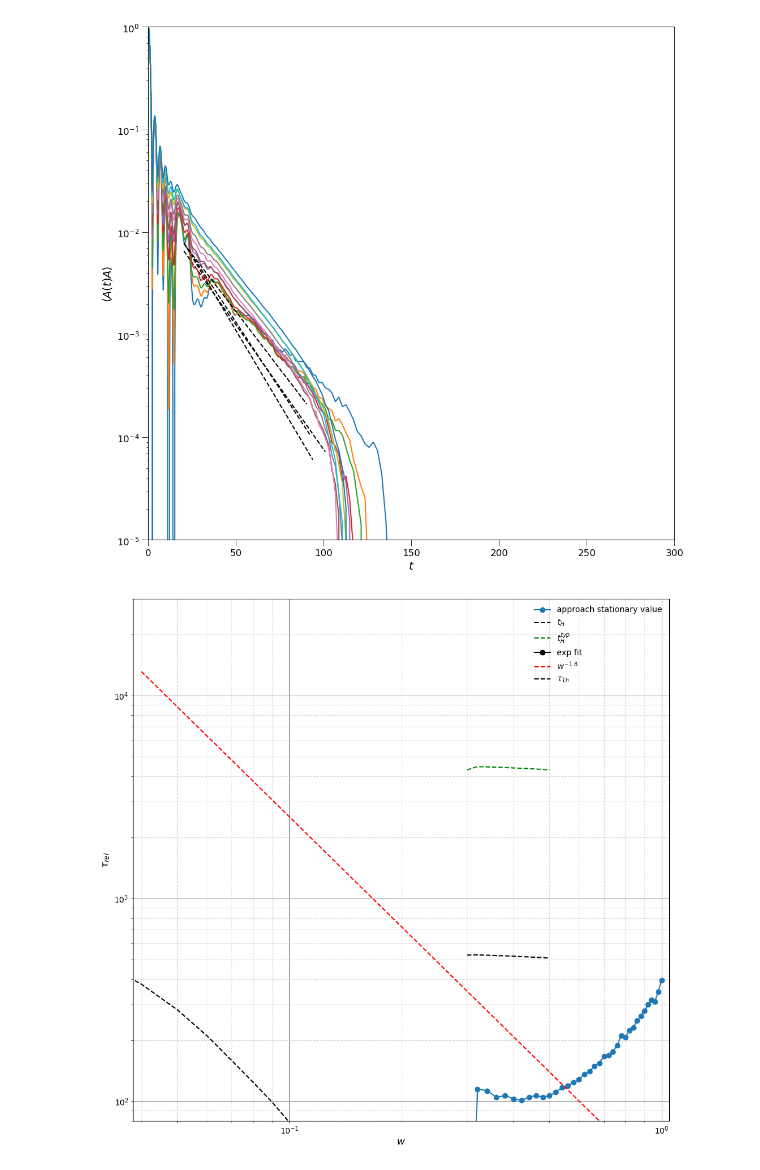
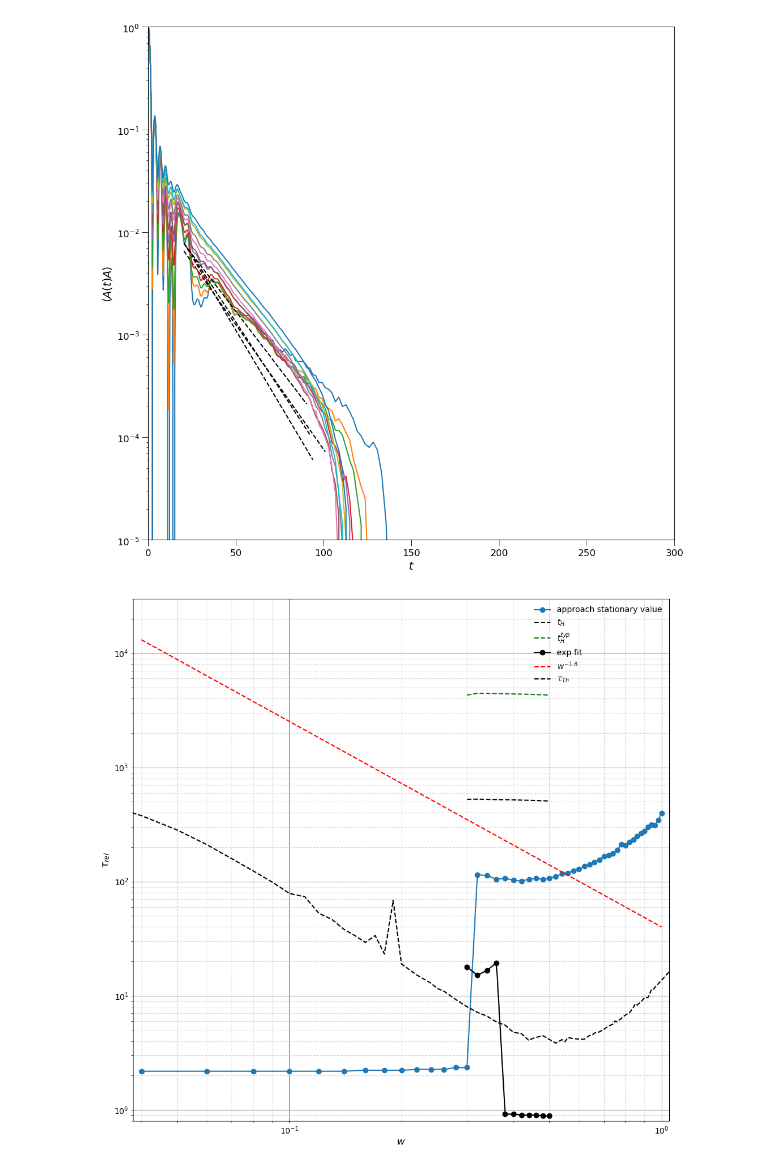
Before and after one commit to makskliczkowski/Transverse_Ising_ETH, a Jupyter notebook: IsignTransverse_ETH/Python/spectral_functions.ipynb, the cells around one changed output. Cells and saved outputs as stored; diff of their text form; code cells hidden in the pictures.

```diff
--- a/IsignTransverse_ETH/Python/spectral_functions.ipynb
+++ b/IsignTransverse_ETH/Python/spectral_functions.ipynb
@@ -257,8 +257,8 @@ for i in range(0, len(vals)):
         relax_time.append(xdata[idx])
 
 
-        xdata = np.array([xdata[i] for i in range(0,len(xdata)) if (ydata[i] < 4e-2 and ydata[i] > 1e-3)])
-        ydata = np.array([ydata[i] for i in range(0,len(ydata)) if (ydata[i] < 4e-2 and ydata[i] > 1e-3)])
+        xdata = np.array([xdata[i] for i in range(0,len(xdata)) if (ydata[i] < 1e-2 and ydata[i] > 9e-4)])
+        ydata = np.array([ydata[i] for i in range(0,len(ydata)) if (ydata[i] < 1e-2 and ydata[i] > 9e-4)])
         #print(pars)
         tH.append(wHnow)
         tH_typ.append(wHtypnow)
@@ -392,32 +392,32 @@ No handles with labels found to put in legend.
 # %%
 
 fig, axis = plt.subplots( nrows=1, ncols=1, figsize=(12,12), dpi = 100)
 
 xlab = "q/\\pi" if user_settings['scaling_idx'] == 5 else user_settings['scaling']
 
 xrescale = lambda x: x
 axis.plot(xrescale(trueQ), relax_time, marker='o', label = 'approach stationary value')
 
 axis.plot(xrescale(vals), tH, linestyle='--', color = 'black', label = r"$t_H$")
 axis.plot(xrescale(vals), tH_typ, linestyle='--', color = 'green', label = r"$t_H^{typ}$")
 axis.plot(xrescale(vals), relaxt_time_fit, marker='o', color = 'black', label = 'exp fit')
 
 axis.plot(xrescale(trueQ), 4e1/trueQ**1.8, linestyle='--', color='red', label=r"$w^{-1.8}$")
 
 if status and user_settings['scaling_idx'] == 5:
     axis.axhline(y=taus[0], ls='--', color='black')
     axis.annotate("$\it{Thouless}\ \it{Time}$", xy=(0.3,1.5e3), color='black', size=12)
 else:
     if status == False or cf.model == 2: print('No data')
     else: axis.plot(x_for_tau, taus, linestyle='--', color='black', label=r"$\tau_{Th}$")
 
 hfun.set_plot_elements(axis = axis, xlim = (0.95*min(xrescale(trueQ)), 1.05*max(xrescale(trueQ))),
-                                    ylim = (8e1, 3e4),ylabel = "\\tau_{rel}", xlabel = xlab, settings=getattr(new_set_class, 'settings'), font_size=10, set_legend=True)
+                                    ylim = (8e-1, 3e4),ylabel = "\\tau_{rel}", xlabel = xlab, settings=getattr(new_set_class, 'settings'), font_size=10, set_legend=True)
 
 axis.set_yscale('log')
 axis.set_xscale('log')
 axis.tick_params(axis='both', which='both',length=2)
 axis.grid(b=True, which='major', color='0.65', linestyle='-')
 axis.grid(b=True, which='minor', color='0.85', linestyle='--')
 # %% [output]
-[figure, old version]
+[figure, new version]
```
Also changed, not shown: parts of 3 cells of this notebook, 3 other files.
